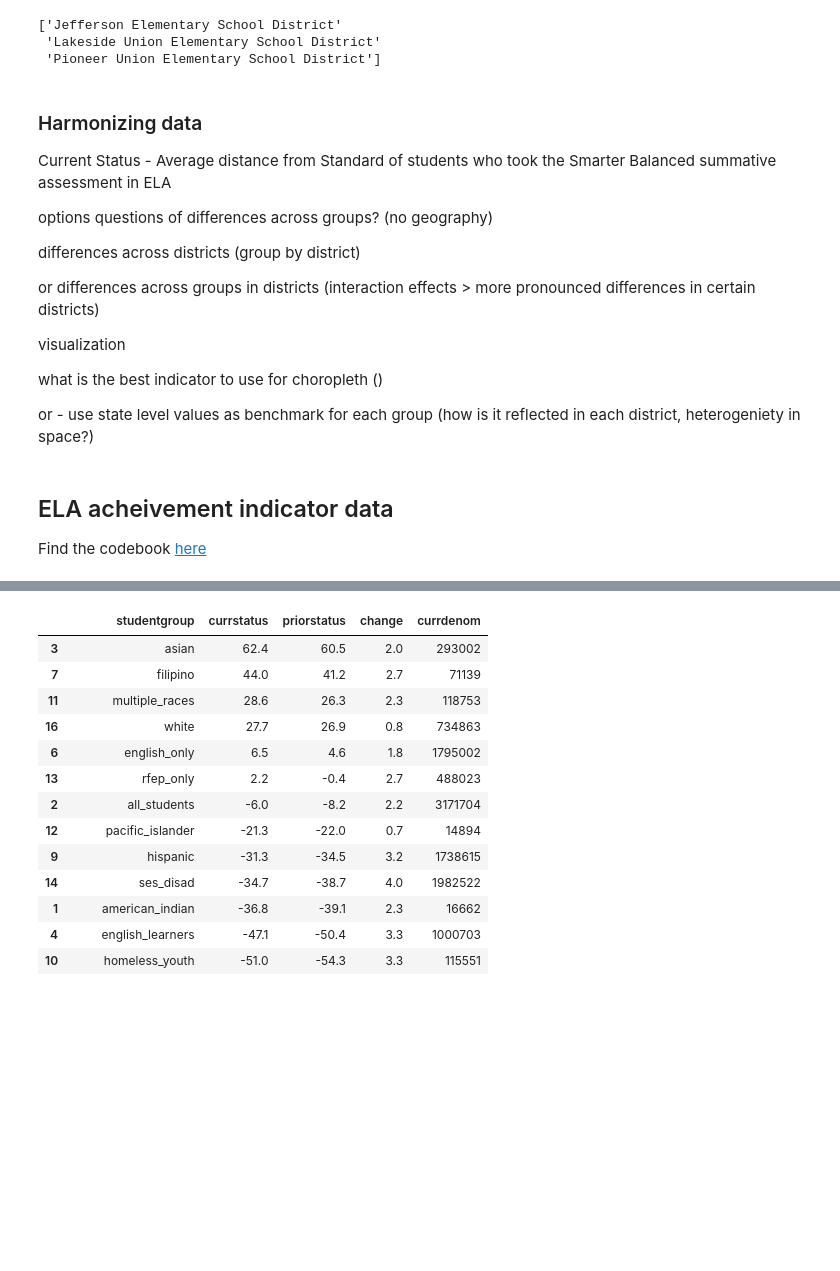
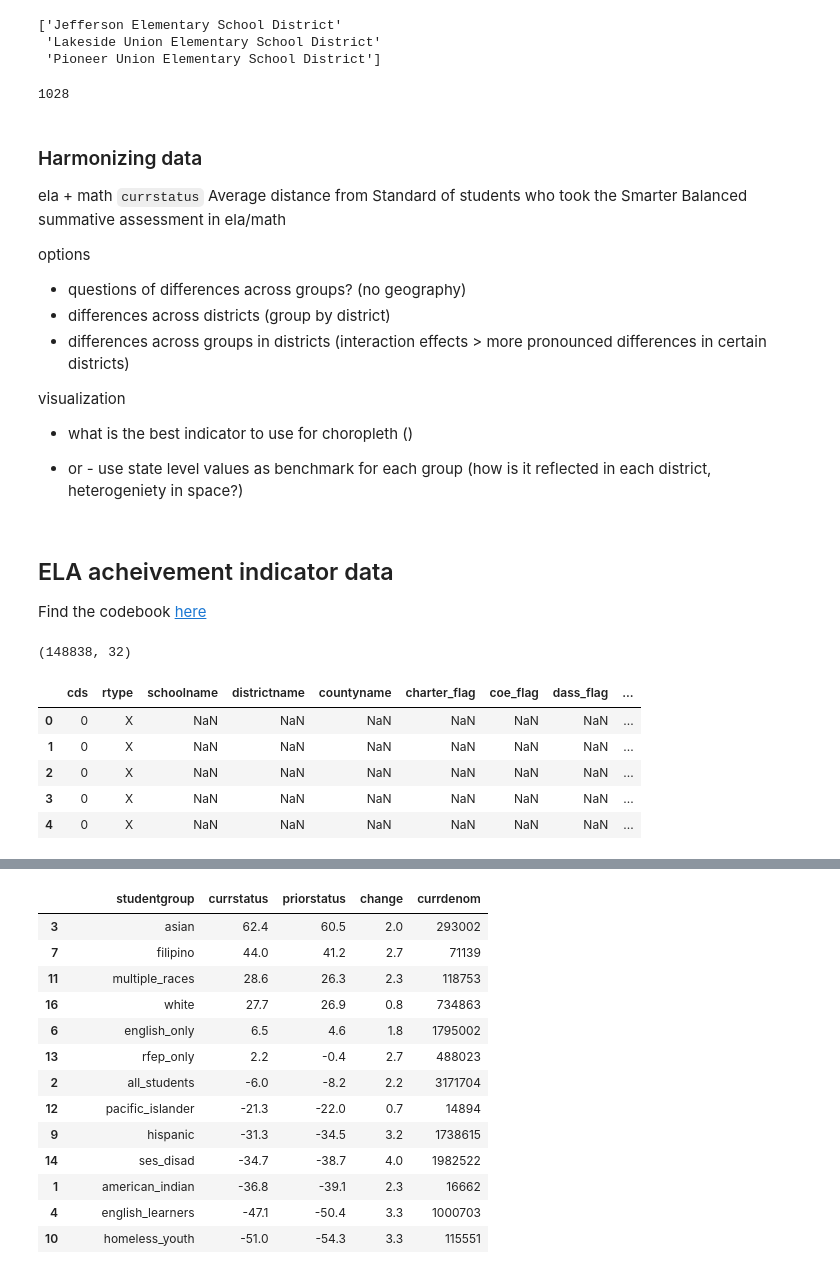
Before and after one commit to fiendskrah/finalcapstone, a Jupyter notebook: project.ipynb, the cells around one changed output, grey strips where cells are left out. Drawn from its saved outputs; the diff is of its cells as text; code cells hidden in the pictures; blank space fills up the shorter version.

```diff
--- a/project.ipynb
+++ b/project.ipynb
@@ -77,24 +75,40 @@ print(dupes['NAME'].unique())
 ['Jefferson Elementary School District'
  'Lakeside Union Elementary School District'
  'Pioneer Union Elementary School District']
+# %%
+970 + 58
+# %% [output]
+1028
 # %% [markdown]
 ### Harmonizing data
 
-Current Status - Average distance from Standard of students who took the Smarter Balanced summative assessment in ELA
+ela + math `currstatus` Average distance from Standard of students who took the Smarter Balanced summative assessment in ela/math
 
 
-options
-questions of differences across groups? (no geography)
-
-differences across districts (group by district)
-
-or differences across groups in districts (interaction effects > more pronounced differences in certain districts)
+options<br>
+* questions of differences across groups? (no geography)
+* differences across districts (group by district)
+* differences across groups in districts (interaction effects > more pronounced differences in certain districts)
 
 visualization
 
-what is the best indicator to use for choropleth ()
+* what is the best indicator to use for choropleth ()
 
-or - use state level values as benchmark for each group (how is it reflected in each district, heterogeniety in space?)
+* or - use state level values as benchmark for each group (how is it reflected in each district, heterogeniety in space?)
 # %% [markdown]
 ## ELA acheivement indicator data
 Find the codebook [here](https://www.cde.ca.gov/ta/ac/cm/ela18.asp)
+# %%
+ela = pandas.read_csv('lcff_data/eladownload2018.csv')
+ela.shape
+# %% [output]
+(148838, 32)
+# %%
+ela.head()
+# %% [output]
+|  | cds | rtype | schoolname | districtname | countyname | charter_flag | coe_flag | dass_flag | ... |
+| 0 | 0 | X | NaN | NaN | NaN | NaN | NaN | NaN | ... |
+| 1 | 0 | X | NaN | NaN | NaN | NaN | NaN | NaN | ... |
+| 2 | 0 | X | NaN | NaN | NaN | NaN | NaN | NaN | ... |
+| 3 | 0 | X | NaN | NaN | NaN | NaN | NaN | NaN | ... |
+| 4 | 0 | X | NaN | NaN | NaN | NaN | NaN | NaN | ... |
```
Also changed, not shown: parts of 78 cells of this notebook, 1 other file.
